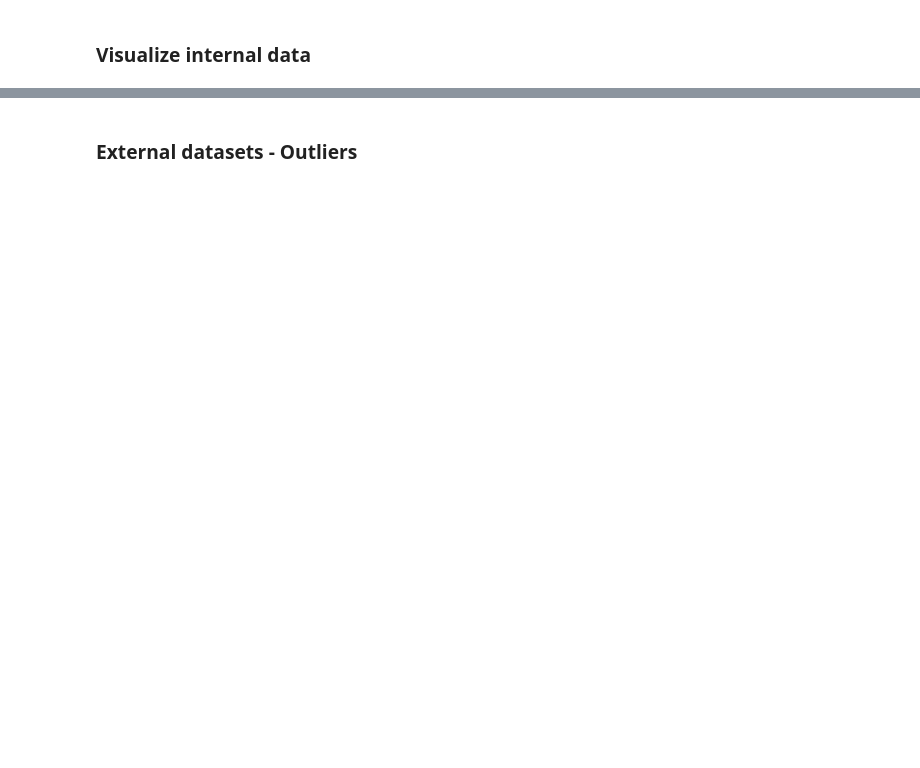
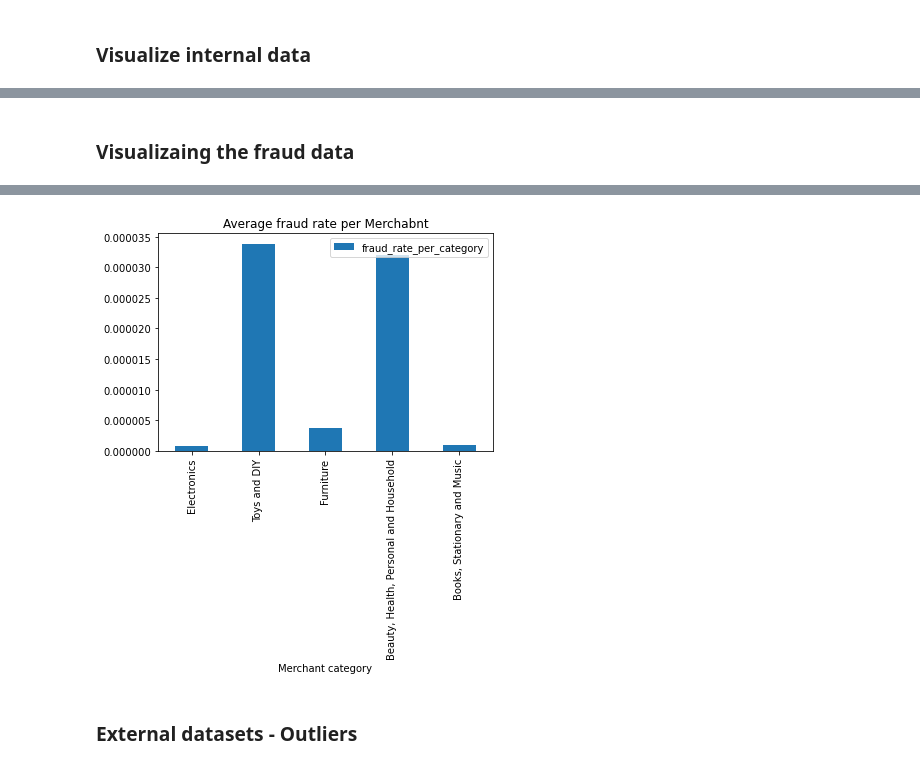
Before and after one commit to MAST30034-Applied-Data-Science/generic-buy-now-pay-later-project-group-10-bnpl, a Jupyter notebook: notebooks/FINAL SUMMARY.ipynb, the cells around one changed output, grey strips where cells are left out. Cells and saved outputs as stored; diff of their text form; code cells hidden in the pictures; blank space fills up the shorter version.

```diff
--- a/notebooks/FINAL SUMMARY.ipynb
+++ b/notebooks/FINAL SUMMARY.ipynb
@@ -172,3 +158,5 @@ merchants_df.head(5)
+# %% [markdown]
+### Visualizaing the fraud data
 # %%
-trans_2022_df.Month.unique()
+%run "../scripts/Fraud_viz.py" '../scripts/paths.json'
 # %% [output]
@@ -177,3 +164,4 @@ Categories (9, object): ['Janaury' < 'February' < 'March' < 'April' ... 'June' <
+[figure, added]
 # %% [markdown]
 ### External datasets - Outliers
 # %%
```
Also changed, not shown: parts of 19 cells of this notebook, 59 other files.
